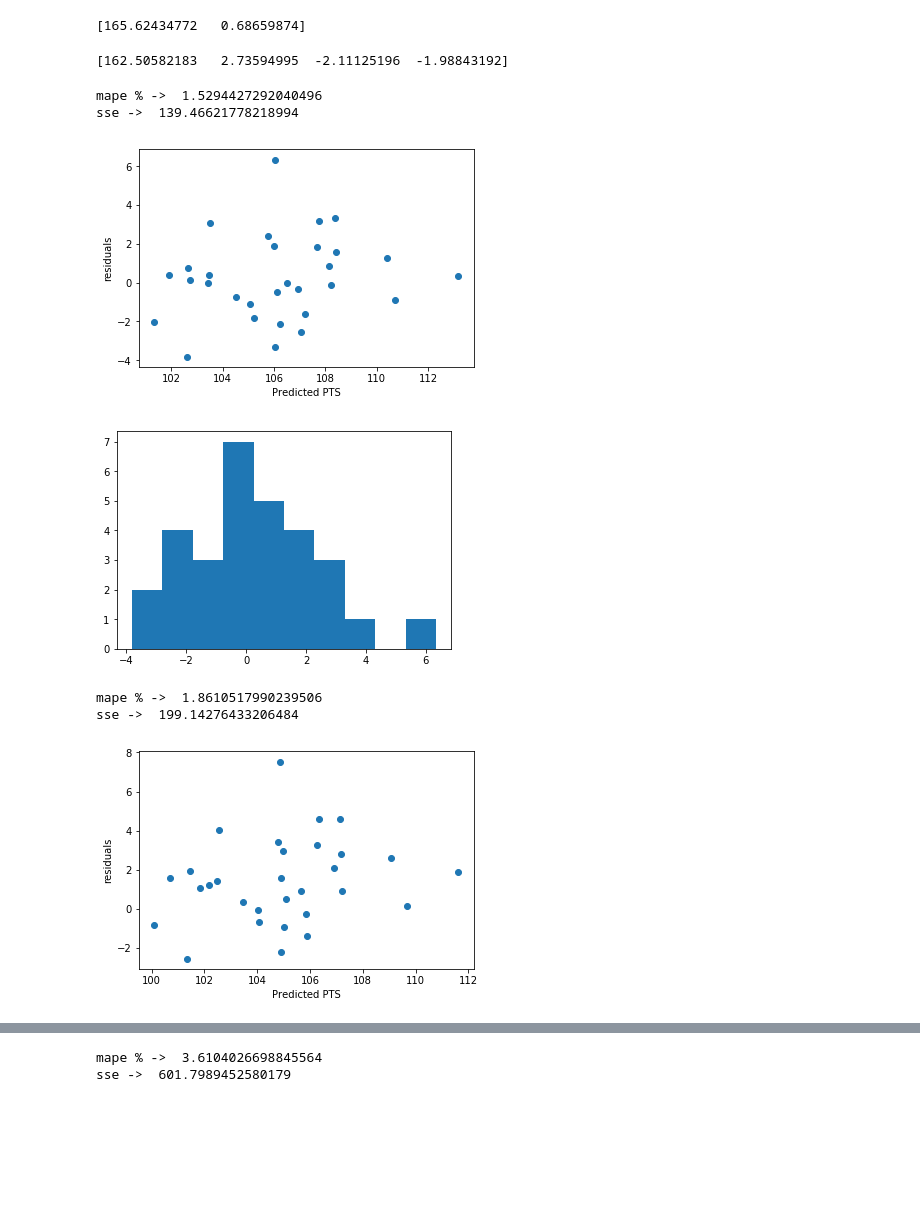
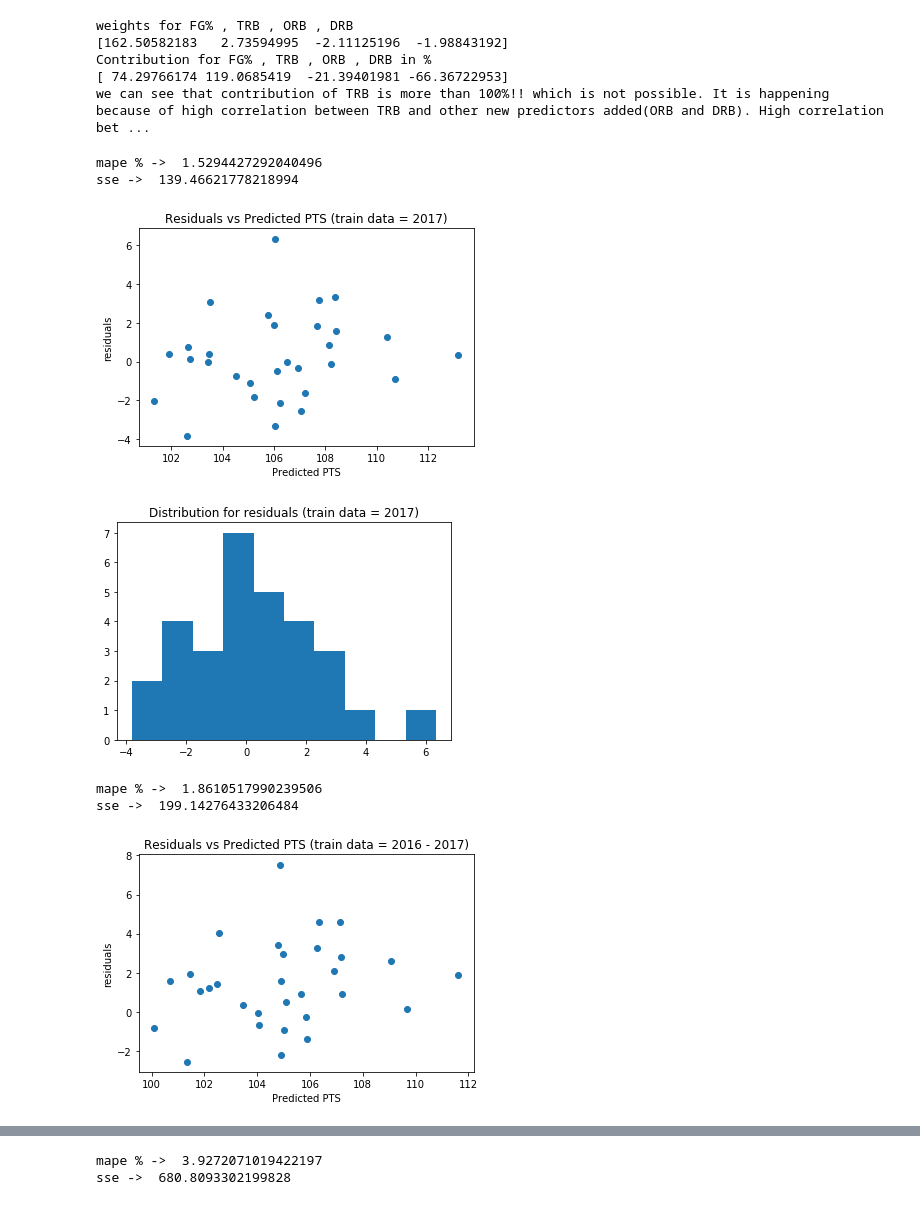
Before and after one commit to nikhil-ddu/CSE544_HW5, a Jupyter notebook: q4/Untitled.ipynb, the cells around one changed output, grey strips where cells are left out. Saved outputs shown, nothing was run; the diff lists cells and outputs as text; code cells hidden in the pictures; blank space fills up the shorter version.

```diff
--- a/q4/Untitled.ipynb
+++ b/q4/Untitled.ipynb
@@ -7,52 +48,37 @@ import seaborn as sns
 # %%
-#FG%
-#ORB
-#DRB
-#TRBPTS
+#PART B
 
-
-#PART A
 file='2017.xls'
 df = pd.read_excel(file)
 fg = list(df['FG%'][1:])
 trb = list(df['TRB'][1:])
-trainx=np.transpose(np.vstack((fg, trb)))
-#print(trainx.shape)
+orb = list(df['ORB'][1:])
+drb = list(df['DRB'][1:])
+trainx=np.transpose(np.vstack((fg, trb,orb,drb)))
+#print(trainx)
 #print(trb)
 pts = list(df['PTS'][1:])
-
+meanfb = np.mean(fg)
+meantrb = np.mean(trb)
+meanorb = np.mean(orb)
+meandrb = np.mean(drb)
 
 beta=np.matmul(np.linalg.inv(np.matmul(np.transpose(trainx),trainx)),np.matmul(np.transpose(trainx),pts))
 
-
+print('4b')
+print('weights for FG% , TRB , ORB , DRB')
 print(beta)
 
+print('Contribution for FG% , TRB , ORB , DRB in %')
+print(np.multiply(beta, [meanfb, meantrb, meanorb, meandrb]))
 
-
-#we can see that weight for TRB is very less. Hence, TRB is less important feature compared to FG%
+print('we can see that contribution of TRB is more than 100%!! which is not possible. It is happening because of high correlation between TRB and other new predictors added(ORB and DRB). High correlation between two predictors(variables) represents multicollinearity')
 # %% [output]
-[165.62434772   0.68659874]
+weights for FG% , TRB , ORB , DRB
+[162.50582183   2.73594995  -2.11125196  -1.98843192]
+Contribution for FG% , TRB , ORB , DRB in %
+[ 74.29766174 119.0685419  -21.39401981 -66.36722953]
+we can see that contribution of TRB is more than 100%!! which is not possible. It is happening because of high correlation between TRB and other new predictors added(ORB and DRB). High correlation bet ...
-# %%
-#PART B
-
-file='2017.xls'
-df = pd.read_excel(file)
-fg = list(df['FG%'][1:])
-trb = list(df['TRB'][1:])
-orb = list(df['ORB'][1:])
-drb = list(df['DRB'][1:])
-trainx=np.transpose(np.vstack((fg, trb,orb,drb)))
-#print(trainx)
-#print(trb)
-pts = list(df['PTS'][1:])
-
-
-beta=np.matmul(np.linalg.inv(np.matmul(np.transpose(trainx),trainx)),np.matmul(np.transpose(trainx),pts))
-
-
-print(beta)
-# %% [output]
-[162.50582183   2.73594995  -2.11125196  -1.98843192]
 # %%
 #PART C
 
@@ -86,9 +112,13 @@ plt.figure(0)
 plt.scatter(predpts,residuals)
 plt.xlabel('Predicted PTS')
 plt.ylabel('residuals')
+plt.title('Residuals vs Predicted PTS (train data = 2017)')
+plt.savefig('4_d_1.jpg')
 plt.figure(1)
 #sns.distplot(residuals,kde=False)
 x,y,z=plt.hist(residuals,10)
+plt.title('Distribution for residuals (train data = 2017)')
+plt.savefig('4_e_1.jpg')
 plt.show()
 
 fg=[]
@@ -126,9 +156,13 @@ plt.figure(2)
 plt.scatter(predpts,residuals)
 plt.xlabel('Predicted PTS')
 plt.ylabel('residuals')
+plt.title('Residuals vs Predicted PTS (train data = 2016 - 2017)')
+plt.savefig('4_d_2.jpg')
 plt.figure(3)
 #sns.distplot(residuals,kde=False)
 x,y,z=plt.hist(residuals,10)
+plt.title('Distribution for residuals (train data = 2016 - 2017)')
+plt.savefig('4_e_2.jpg')
 plt.show()
 
 
@@ -147,36 +181,40 @@ for i in range(2010,2018):
     temp = list(df['TRB'][1:])
     trb=np.concatenate((trb,temp), axis=0)
 
     temp = list(df['PTS'][1:])
     pts=np.concatenate((pts,temp), axis=0)
 
 trainx=np.transpose(np.vstack((fg, trb)))
 #print(trainx.shape)
 #print(pts.shape)
 beta=np.matmul(np.linalg.inv(np.matmul(np.transpose(trainx),trainx)),np.matmul(np.transpose(trainx),pts))
 #print(beta)
 predpts=np.matmul(testx,beta)
 
 mape=sum(np.divide(abs(np.subtract(predpts,testpts)),testpts))/len(testpts)
 print("mape % -> ",mape*100 )
 
 sse=sum(np.multiply(np.subtract(predpts,testpts),np.subtract(predpts,testpts)))
 print("sse -> ",sse)
 
 residuals= np.subtract(testpts,predpts)
 plt.figure(2)
 plt.scatter(predpts,residuals)
 plt.xlabel('Predicted PTS')
 plt.ylabel('residuals')
+plt.title('Residuals vs Predicted PTS (train data = 2010 - 2017)')
+plt.savefig('4_d_3.jpg')
 plt.figure(3)
-#sns.distplot(residuals,kde=False)
+#sns.distplot(residuals)
 x,y,z=plt.hist(residuals,10)
+plt.title('Distribution for residuals (train data = 2010 - 2017)')
+plt.savefig('4_e_3.jpg')
 plt.show()
 # %% [output]
 mape % ->  1.5294427292040496
 sse ->  139.46621778218994
-[figure, old version]
+[figure, new version]
-[figure, old version]
+[figure, new version]
 mape % ->  1.8610517990239506
 sse ->  199.14276433206484
-[figure, old version]
+[figure, new version]
@@ -184,2 +222,2 @@ sse ->  199.14276433206484
-mape % ->  3.6104026698845564
-sse ->  601.7989452580179
+mape % ->  3.9272071019422197
+sse ->  680.8093302199828
```
Also changed, not shown: parts of 4 cells of this notebook, 6 other files.
